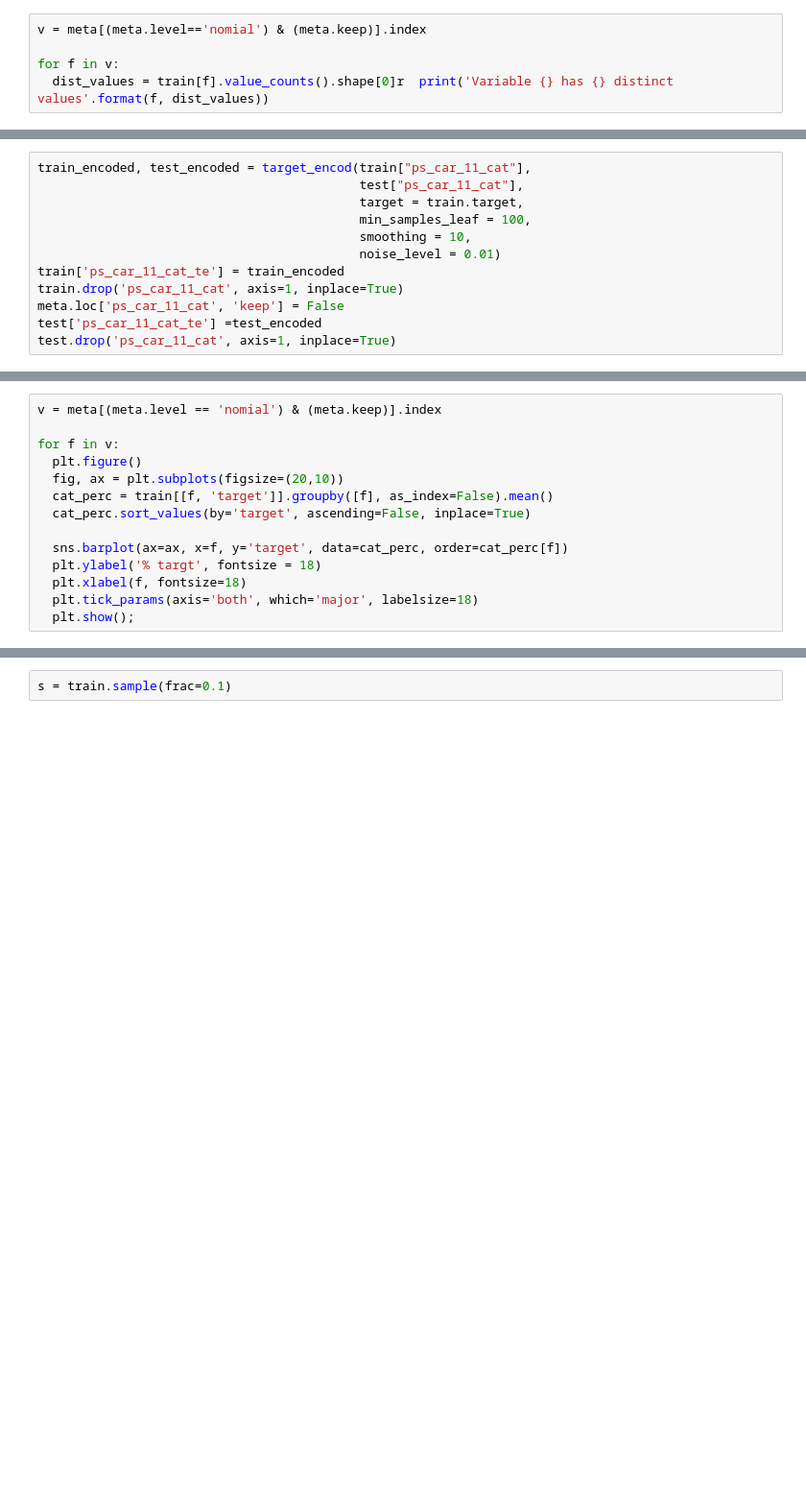
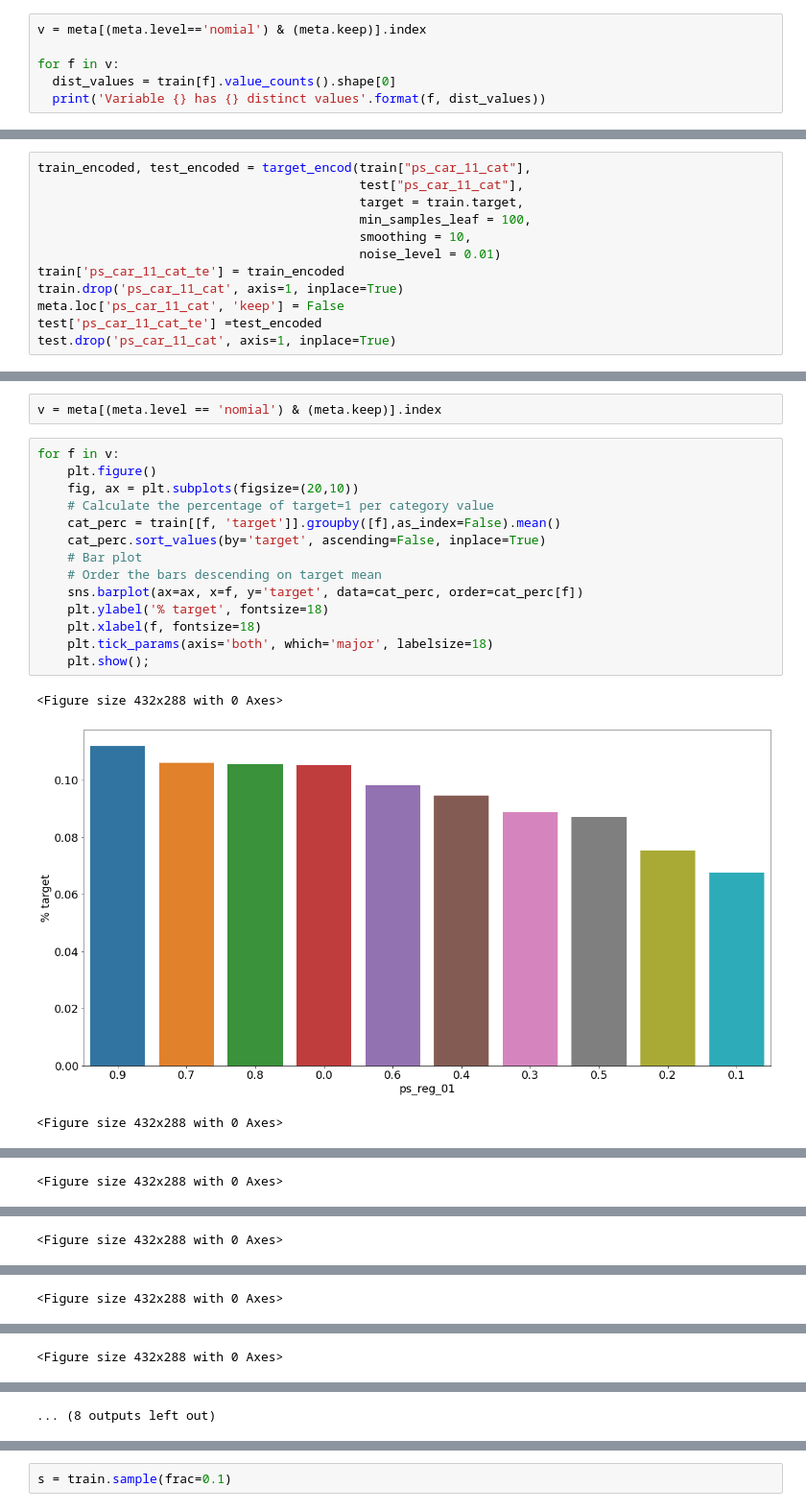
Before and after one commit to seokhee516/kaggle-practice, a Jupyter notebook: Binary classification/Porto Seguro’s Safe Driver Prediction/Data Preparation & Exploration.ipynb, the cells around one changed output, grey strips where cells are left out. Shown at 96% size. Saved outputs shown, nothing was run; the diff lists cells and outputs as text; blank space fills up the shorter version.

```diff
--- a/Binary classification/Porto Seguro’s Safe Driver Prediction/Data Preparation & Exploration.ipynb
+++ b/Binary classification/Porto Seguro’s Safe Driver Prediction/Data Preparation & Exploration.ipynb
@@ -263,4 +276,5 @@ train['ps_car_11'] = mean_imp.fit_transform(train[['ps_car_11']]).ravel()
 v = meta[(meta.level=='nomial') & (meta.keep)].index
 
 for f in v:
-  dist_values = train[f].value_counts().shape[0]r  print('Variable {} has {} distinct values'.format(f, dist_values))
+  dist_values = train[f].value_counts().shape[0]
+  print('Variable {} has {} distinct values'.format(f, dist_values))
@@ -314,14 +335,20 @@ test.drop('ps_car_11_cat', axis=1, inplace=True)
+# %%
+v = meta[(meta.level == 'nomial') & (meta.keep)].index
 # %%
-v = meta[(meta.level == 'nomial') & (meta.keep)].index
-
 for f in v:
-  plt.figure()
-  fig, ax = plt.subplots(figsize=(20,10))
-  cat_perc = train[[f, 'target']].groupby([f], as_index=False).mean()
-  cat_perc.sort_values(by='target', ascending=False, inplace=True)
-
-  sns.barplot(ax=ax, x=f, y='target', data=cat_perc, order=cat_perc[f])
-  plt.ylabel('% targt', fontsize = 18)
-  plt.xlabel(f, fontsize=18)
-  plt.tick_params(axis='both', which='major', labelsize=18)
-  plt.show();
+    plt.figure()
+    fig, ax = plt.subplots(figsize=(20,10))
+    # Calculate the percentage of target=1 per category value
+    cat_perc = train[[f, 'target']].groupby([f],as_index=False).mean()
+    cat_perc.sort_values(by='target', ascending=False, inplace=True)
+    # Bar plot
+    # Order the bars descending on target mean
+    sns.barplot(ax=ax, x=f, y='target', data=cat_perc, order=cat_perc[f])
+    plt.ylabel('% target', fontsize=18)
+    plt.xlabel(f, fontsize=18)
+    plt.tick_params(axis='both', which='major', labelsize=18)
+    plt.show();
+# %% [output]
+<Figure size 432x288 with 0 Axes>
+[figure, added]
+<Figure size 432x288 with 0 Axes>
@@ -327,0 +356 @@ for f in v:
+<Figure size 432x288 with 0 Axes>
@@ -327,0 +358 @@ for f in v:
+<Figure size 432x288 with 0 Axes>
@@ -327,0 +360 @@ for f in v:
+<Figure size 432x288 with 0 Axes>
@@ -327,0 +362 @@ for f in v:
+<Figure size 432x288 with 0 Axes>
@@ -327,0 +364 @@ for f in v:
+... (8 outputs left out)
```
Also changed, not shown: parts of 50 cells of this notebook.
